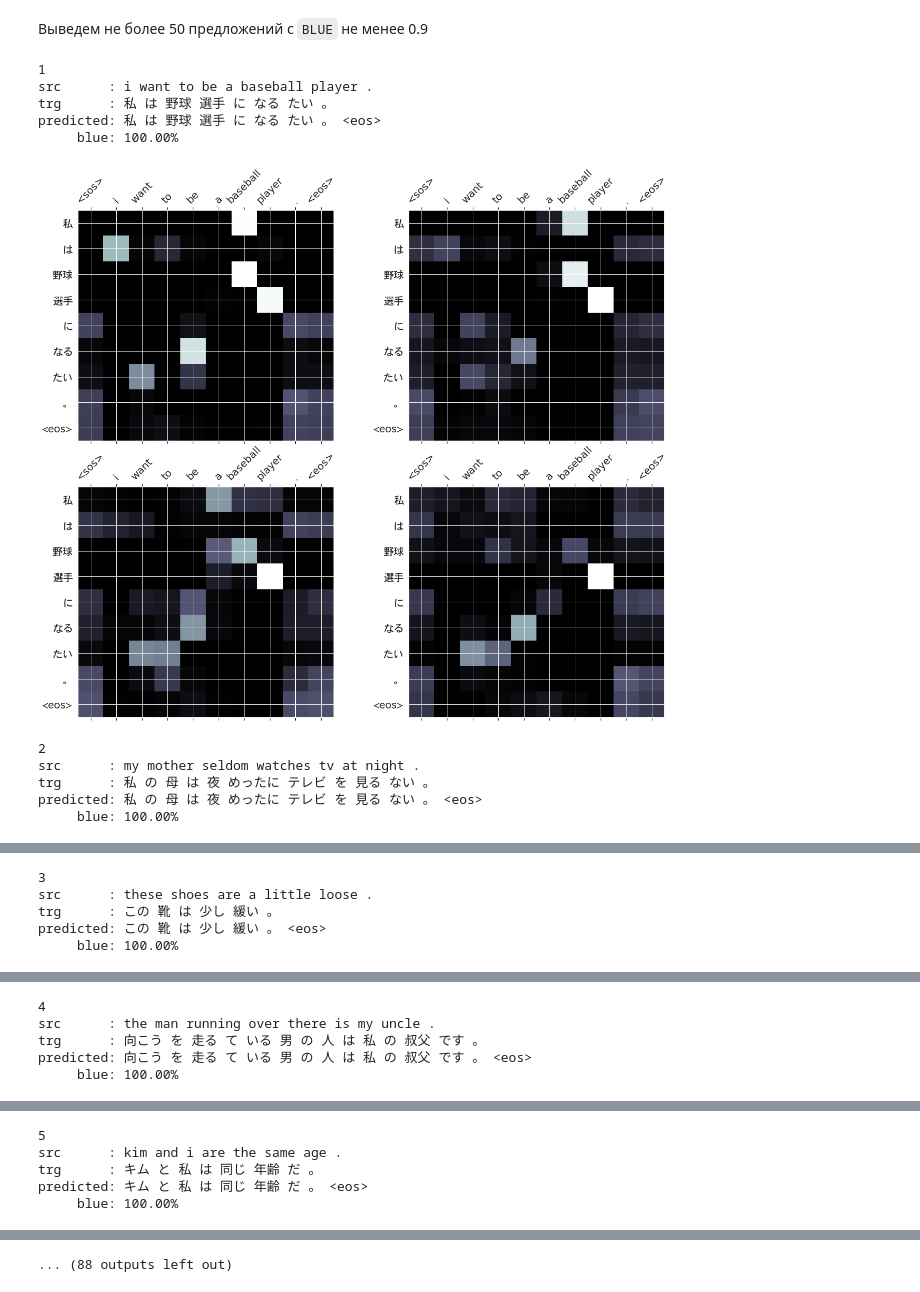
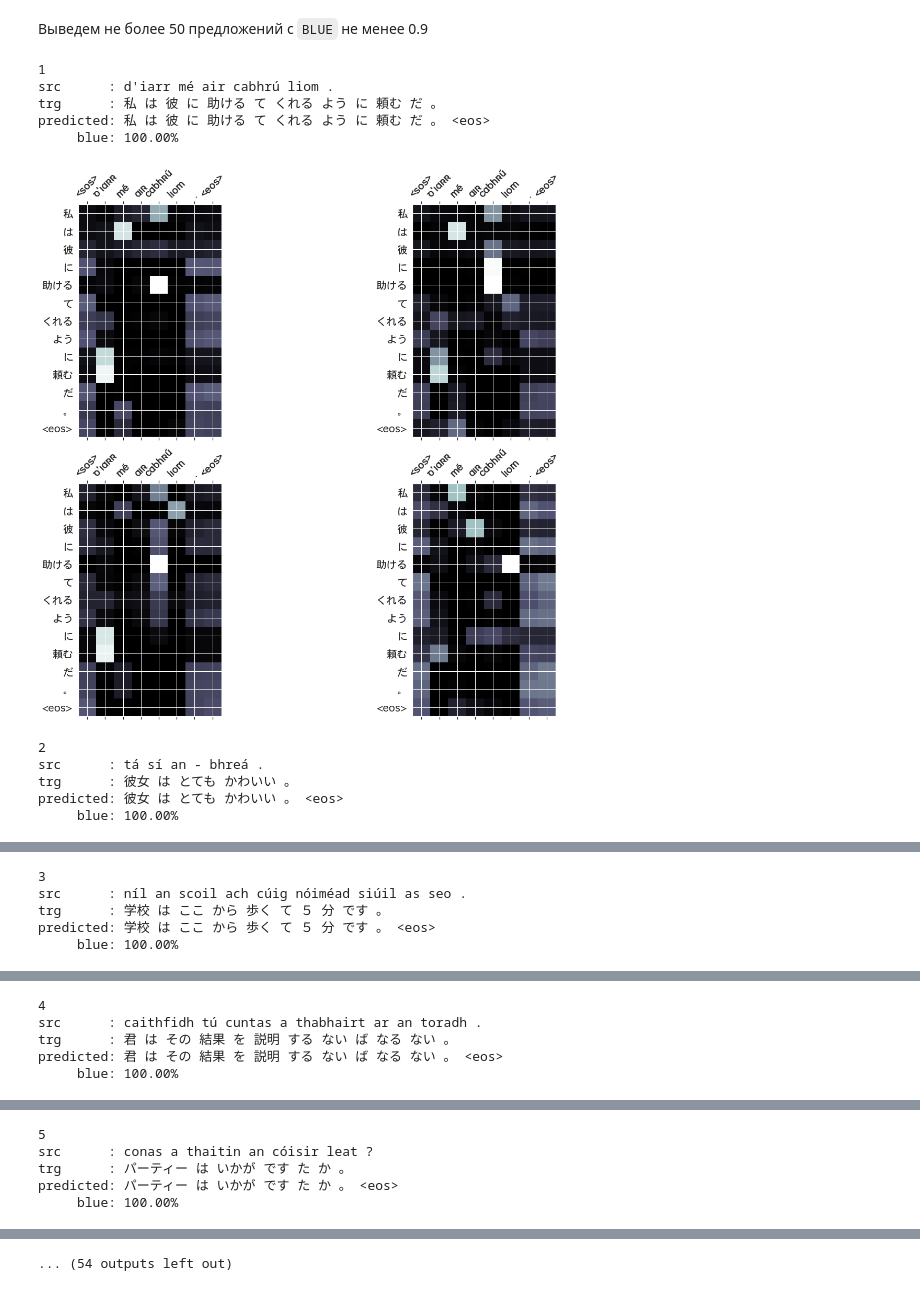
Before and after one commit to schokoro/AttentionNMT, a Jupyter notebook: ir_jap_translate.ipynb, the cells around one changed output, grey strips where cells are left out. Saved outputs shown, nothing was run; the diff lists cells and outputs as text; code cells hidden in the pictures.

```diff
--- a/ir_jap_translate.ipynb
+++ b/ir_jap_translate.ipynb
@@ -228,7 +208,7 @@ TRG = Field(
 trn_data_fields = [("src", SRC), ("trg", TRG)]
 
 dataset = TabularDataset(
-    path='en_jap_corpus.csv',
+    path='ir_jap_corpus.csv',
     format='csv',
     skip_header=True,
     fields=trn_data_fields
@@ -272,8 +252,8 @@ ENC_HEADS = 4
 DEC_HEADS = 4
 ENC_PF_DIM = 2 * HID_DIM
 DEC_PF_DIM = 2 * HID_DIM
-ENC_DROPOUT = 0.07
-DEC_DROPOUT = 0.07
+ENC_DROPOUT = 0.08
+DEC_DROPOUT = 0.08
 
 enc = Encoder(INPUT_DIM,
               HID_DIM,
@@ -321,7 +299,7 @@ model.apply(initialize_weights);
 best_macro_bleu = 0
 test_loss = np.inf
 # %%
-BEST_MODEL = 'best_blue_en_jap.pt'
+BEST_MODEL = 'best_blue_ir_jap.pt'
 # %%
 cross_entropy = nn.CrossEntropyLoss(ignore_index = TRG_PAD_IDX)
 LEARNING_RATE = 1.25e-3
@@ -452,7 +436,7 @@ valid_bleu.mean(), test_bleu.mean()
 # %%
 !wget -q https://github.com/vuthaihoc/fonts/raw/master/JUSTRAJDEEP/Osaka.ttf
 
-fontprop_x = FontProperties(size=20)
+fontprop_x = FontProperties(fname='/content/AttentionNMT/fonts/urchlotrom.ttf', size=20)
 fontprop_y = FontProperties(fname='Osaka.ttf', size=20)
 # %%
 example_idx = random.randint(0, len(train_data) - 1)
@@ -538,7 +522,7 @@ random.shuffle(idxs)
 count = 1
 
 for example_idx in idxs:
-    example_idx = random.randint(0, 1219)
+    # example_idx = random.randint(0, 1219)
     src = vars(test_data.examples[example_idx])['src']
     trg = vars(test_data.examples[example_idx])['trg']
     translation, attention = translate_sentence(src, SRC, TRG, model, device, max_trg, src_tokenize)
@@ -546,39 +530,39 @@ for example_idx in idxs:
 
     blue = sentence_blue(trg, translation, 4)
     if blue < .9:
         continue
 
 
     for token in translation:
         if token != result[-1]:
             result.append(token)
     if reverse_src:
         src.reverse()
 
     if reverse_trg:
         trg.reverse()
         translation.reverse()
 
     print(count)
 
     print(f'src      : {" ".join(src)}')
     print(f'trg      : {" ".join(trg)}')
     print(f'predicted: {" ".join(translation)}')
     print(f'     blue: {100 * blue:.2f}%')
     display_attention(src, translation, attention, n_heads = DEC_HEADS, n_rows = DEC_HEADS/2, n_cols = 2, fontprop_x=fontprop_x, fontprop_y=fontprop_y, reverse_trg=reverse_trg)
 
     count += 1
     if count > 50:
         break
 # %% [output]
 1
-src      : i want to be a baseball player .
-trg      : 私 は 野球 選手 に なる たい 。
-predicted: 私 は 野球 選手 に なる たい 。 <eos>
+src      : d'iarr mé air cabhrú liom .
+trg      : 私 は 彼 に 助ける て くれる よう に 頼む だ 。
+predicted: 私 は 彼 に 助ける て くれる よう に 頼む だ 。 <eos>
      blue: 100.00%
-[figure, old version]
+[figure, new version]
 2
-src      : my mother seldom watches tv at night .
-trg      : 私 の 母 は 夜 めったに テレビ を 見る ない 。
-predicted: 私 の 母 は 夜 めったに テレビ を 見る ない 。 <eos>
+src      : tá sí an - bhreá .
+trg      : 彼女 は とても かわいい 。
+predicted: 彼女 は とても かわいい 。 <eos>
      blue: 100.00%
@@ -586,5 +570,5 @@ predicted: 私 の 母 は 夜 めったに テレビ を 見る ない 。 <eos
 3
-src      : these shoes are a little loose .
-trg      : この 靴 は 少し 緩い 。
-predicted: この 靴 は 少し 緩い 。 <eos>
+src      : níl an scoil ach cúig nóiméad siúil as seo .
+trg      : 学校 は ここ から 歩く て ５ 分 です 。
+predicted: 学校 は ここ から 歩く て ５ 分 です 。 <eos>
      blue: 100.00%
@@ -592,5 +576,5 @@ predicted: この 靴 は 少し 緩い 。 <eos>
 4
-src      : the man running over there is my uncle .
-trg      : 向こう を 走る て いる 男 の 人 は 私 の 叔父 です 。
-predicted: 向こう を 走る て いる 男 の 人 は 私 の 叔父 です 。 <eos>
+src      : caithfidh tú cuntas a thabhairt ar an toradh .
+trg      : 君 は その 結果 を 説明 する ない ば なる ない 。
+predicted: 君 は その 結果 を 説明 する ない ば なる ない 。 <eos>
      blue: 100.00%
@@ -598,5 +582,5 @@ predicted: 向こう を 走る て いる 男 の 人 は 私 の 叔父 です
 5
-src      : kim and i are the same age .
-trg      : キム と 私 は 同じ 年齢 だ 。
-predicted: キム と 私 は 同じ 年齢 だ 。 <eos>
+src      : conas a thaitin an cóisir leat ?
+trg      : パーティー は いかが です た か 。
+predicted: パーティー は いかが です た か 。 <eos>
      blue: 100.00%
@@ -610 +594 @@ predicted: 彼 は それ を 真実 だ と 認める た 。 <eos>
-... (88 outputs left out)
+... (54 outputs left out)
```
Also changed, not shown: parts of 36 cells of this notebook.
